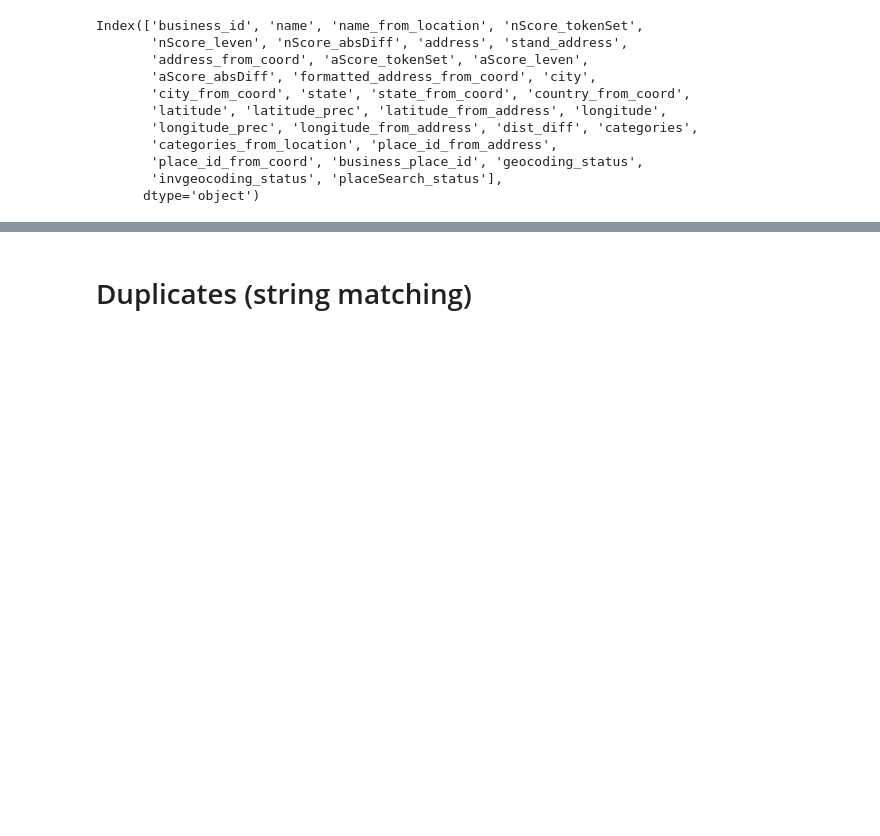
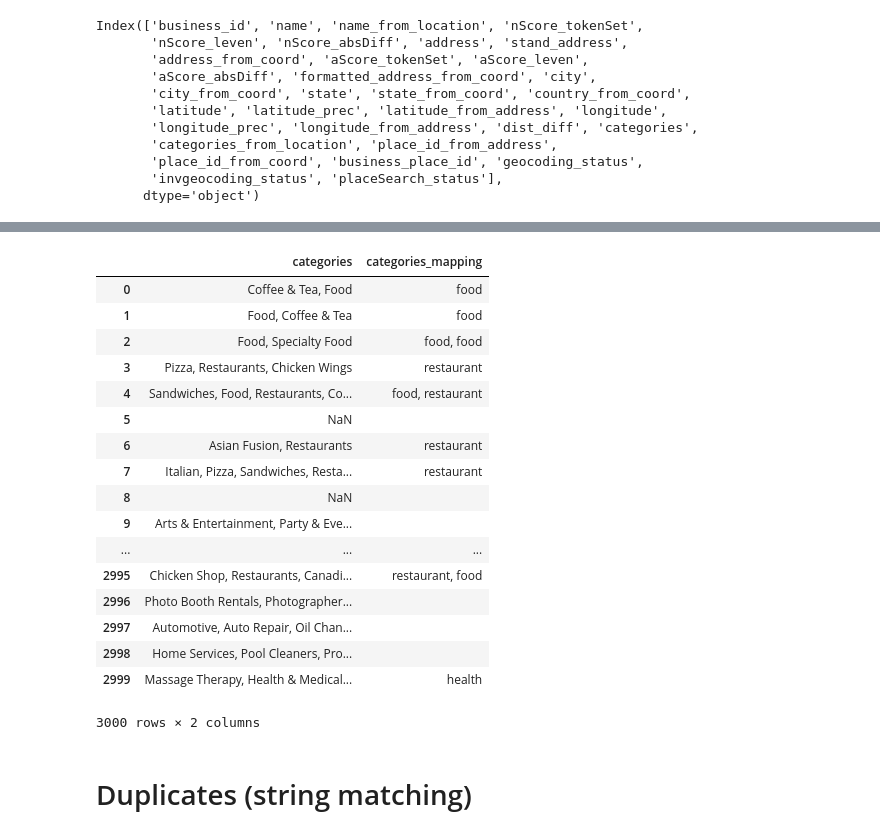
Before and after one commit to Kemovizor/data_analytics01, a Jupyter notebook: Data Analytics 001.ipynb, the cells around one changed output, grey strips where cells are left out. Drawn from its saved outputs; the diff is of its cells as text; code cells hidden in the pictures; blank space fills up the shorter version.

```diff
--- a/Data Analytics 001.ipynb
+++ b/Data Analytics 001.ipynb
@@ -2136,0 +2168,13 @@ Index(['business_id', 'name', 'name_from_location', 'nScore_tokenSet',
+# %%
+GoogleCategories = dict()
+for idx, row in enumerate(df_fix001.itertuples(index=False)):
+    ca = row.__getattribute__('categories_from_location')
+    if(type(ca)==str):
+        ls_ca = ca.replace('_',' ').split(', ')
+        for el in ls_ca:
+            if(GoogleCategories.get(el) is None):
+                GoogleCategories[el]=1
+            else:
+                GoogleCategories[el]+=1
+# %%
+srr_googleCategories= pd.Series(GoogleCategories).sort_values(ascending=False)
@@ -2136,0 +2207,6 @@ Index(['business_id', 'name', 'name_from_location', 'nScore_tokenSet',
+# %%
+srr_mapping = pd.Series(mappingDict)
+with open('/Users/kemalm/Desktop/Categories matching/categoriesMatching.txt', 'w', encoding='utf-8') as f:
+    for i in range(0,len(list(srr_mapping.keys())),1):
+        string_to_write="{}\t|\t{}\n".format(srr_mapping.keys()[i],srr_mapping.iloc[i])
+        f.write(string_to_write)
@@ -2137,3 +2232,38 @@ Index(['business_id', 'name', 'name_from_location', 'nScore_tokenSet',
+# %%
+for idx, row in enumerate(df_fix001.itertuples(index=False)):
+    business_id = row.__getattribute__('business_id')
+    categories = row.__getattribute__('categories')
+    if(type(categories)==str):
+        list_categ = categories.lower().split(', ')
+        list_mapped_categ=[]
+        for el in list_categ:
+            mapp_el =srr_mapping[el]
+            if(mapp_el!=''):
+                list_mapped_categ.append(mapp_el)
+        list_mapped_categ= list(set(list_mapped_categ))
+        map_categories=', '.join(list_mapped_categ)
+        df_fix001.loc[df_fix001.business_id==business_id,"categories_mapping"]=map_categories
+# %%
+df_fix001[['categories','categories_mapping']]
+# %% [output]
+|  | categories | categories_mapping |
+| 0 | Coffee & Tea, Food | food |
+| 1 | Food, Coffee & Tea | food |
+| 2 | Food, Specialty Food | food, food |
+| 3 | Pizza, Restaurants, Chicken Wings | restaurant |
+| 4 | Sandwiches, Food, Restaurants, Co... | food, restaurant |
+| 5 | NaN |  |
+| 6 | Asian Fusion, Restaurants | restaurant |
+| 7 | Italian, Pizza, Sandwiches, Resta... | restaurant |
+| 8 | NaN |  |
+| 9 | Arts & Entertainment, Party & Eve... |  |
+| ... | ... | ... |
+| 2995 | Chicken Shop, Restaurants, Canadi... | restaurant, food |
+| 2996 | Photo Booth Rentals, Photographer... |  |
+| 2997 | Automotive, Auto Repair, Oil Chan... |  |
+| 2998 | Home Services, Pool Cleaners, Pro... |  |
+| 2999 | Massage Therapy, Health & Medical... | health |
+3000 rows × 2 columns
 # %% [markdown]
 # Duplicates (string matching)
 # %%
```
Also changed, not shown: parts of 10 cells of this notebook.
